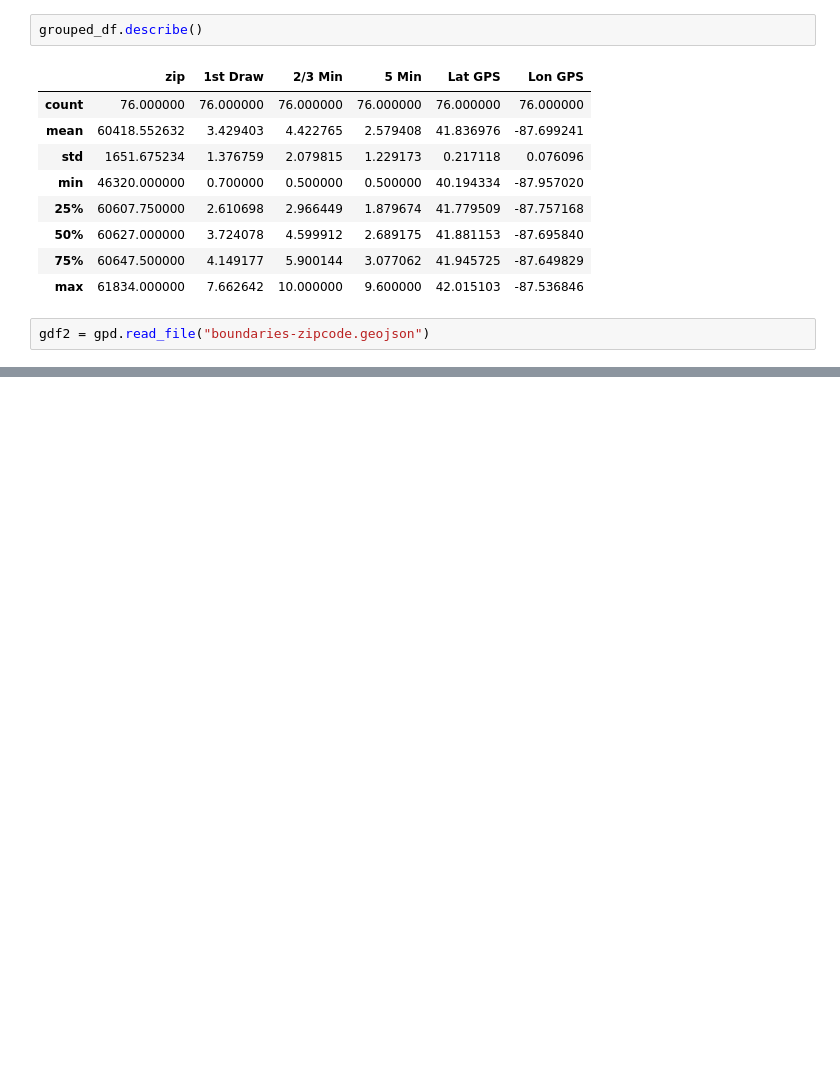
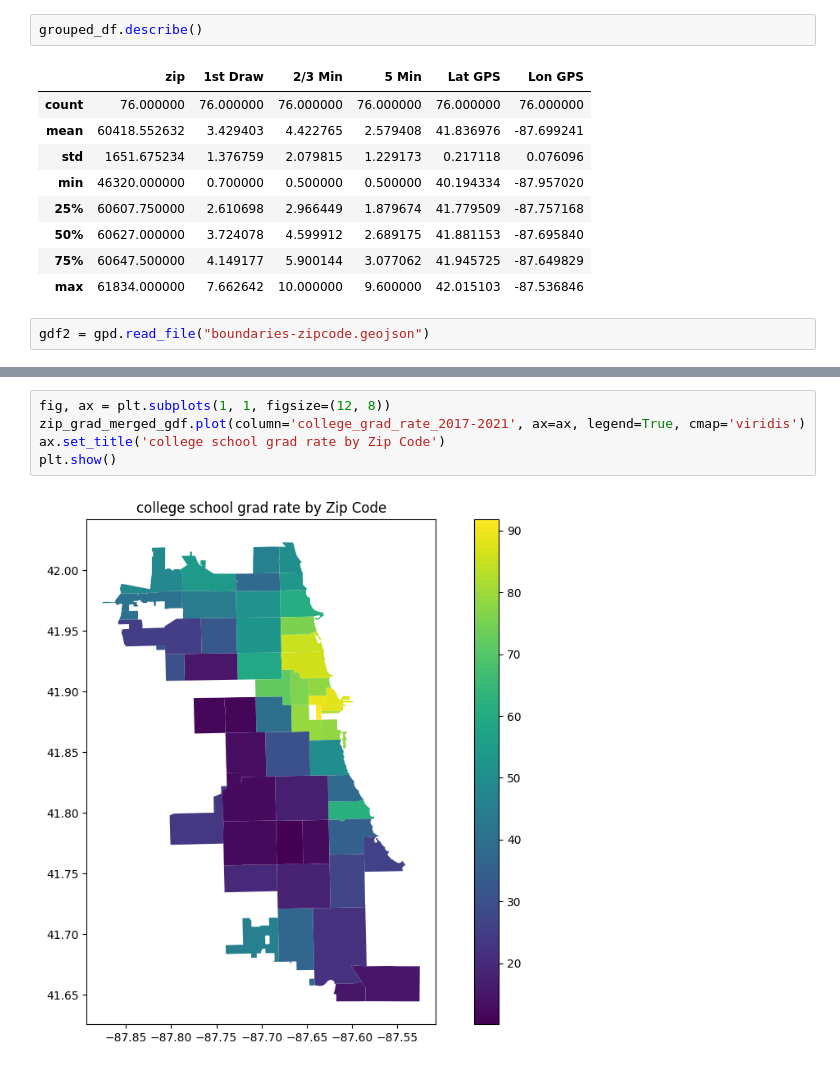
Before and after one commit to ebugarin/Chicago-Water-Lead-Levels-Analyzation, a Jupyter notebook: visualization.ipynb, the cells around one changed output, grey strips where cells are left out. Drawn from its saved outputs; the diff is of its cells as text; blank space fills up the shorter version.

```diff
--- a/visualization.ipynb
+++ b/visualization.ipynb
@@ -450,0 +467,7 @@ See the caveats in the documentation: https://pandas.pydata.org/pandas-docs/stab
+# %%
+fig, ax = plt.subplots(1, 1, figsize=(12, 8))
+zip_grad_merged_gdf.plot(column='college_grad_rate_2017-2021', ax=ax, legend=True, cmap='viridis')
+ax.set_title('college school grad rate by Zip Code')
+plt.show()
+# %% [output]
+[figure, added]
```
Also changed, not shown: parts of 17 cells of this notebook.
